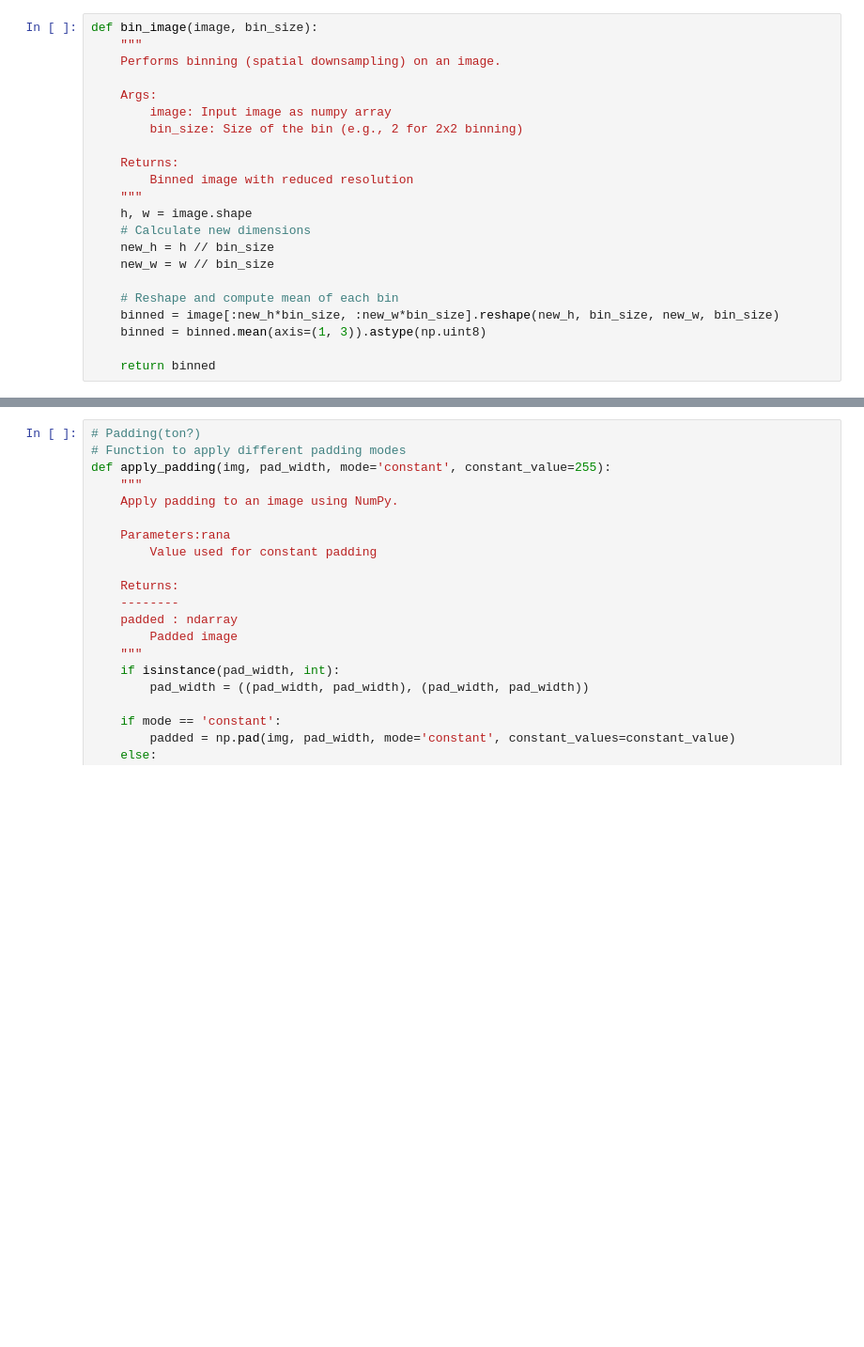
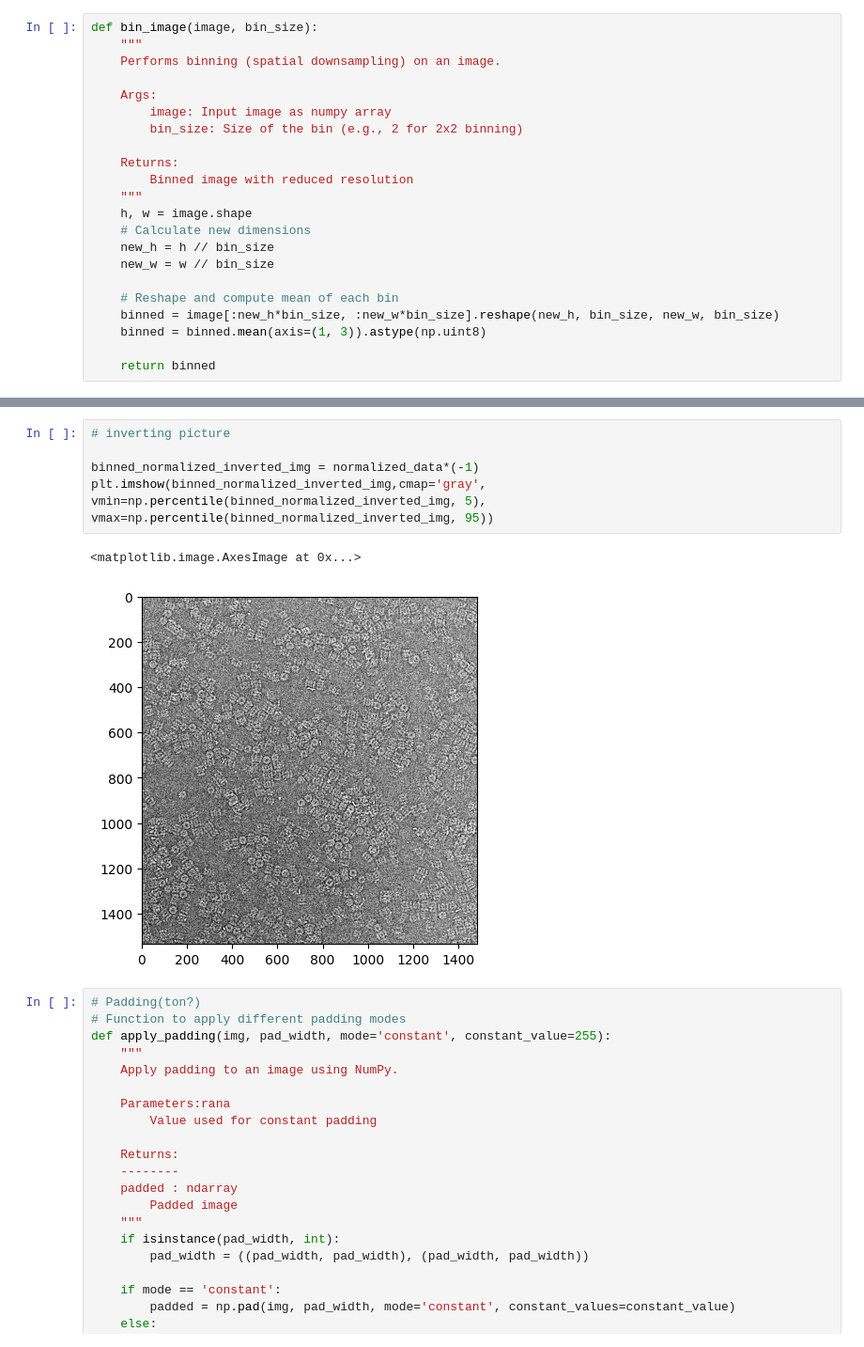
Before and after one commit to CassandreDGN/PROJET_GPI_CD, a Jupyter notebook: projetV1.ipynb, the cells around one changed output, grey strips where cells are left out. Shown at 94% size. Cells and saved outputs as stored; diff of their text form; blank space fills up the shorter version.

```diff
--- a/projetV1.ipynb
+++ b/projetV1.ipynb
@@ -258,3 +280,11 @@ plt.imshow(normalized_data,cmap='gray',vmin=vmin2, vmax=vmax2)
+# %%
+# inverting picture
+
+binned_normalized_inverted_img = normalized_data*(-1)
+plt.imshow(binned_normalized_inverted_img,cmap='gray', vmin=np.percentile(binned_normalized_inverted_img, 5), vmax=np.percentile(binned_normalized_inverted_img, 95))
+# %% [output]
+<matplotlib.image.AxesImage at 0x...>
+[figure, added]
 # %%
 # Padding(ton?)
 # Function to apply different padding modes
```
Also changed, not shown: parts of 11 cells of this notebook.
